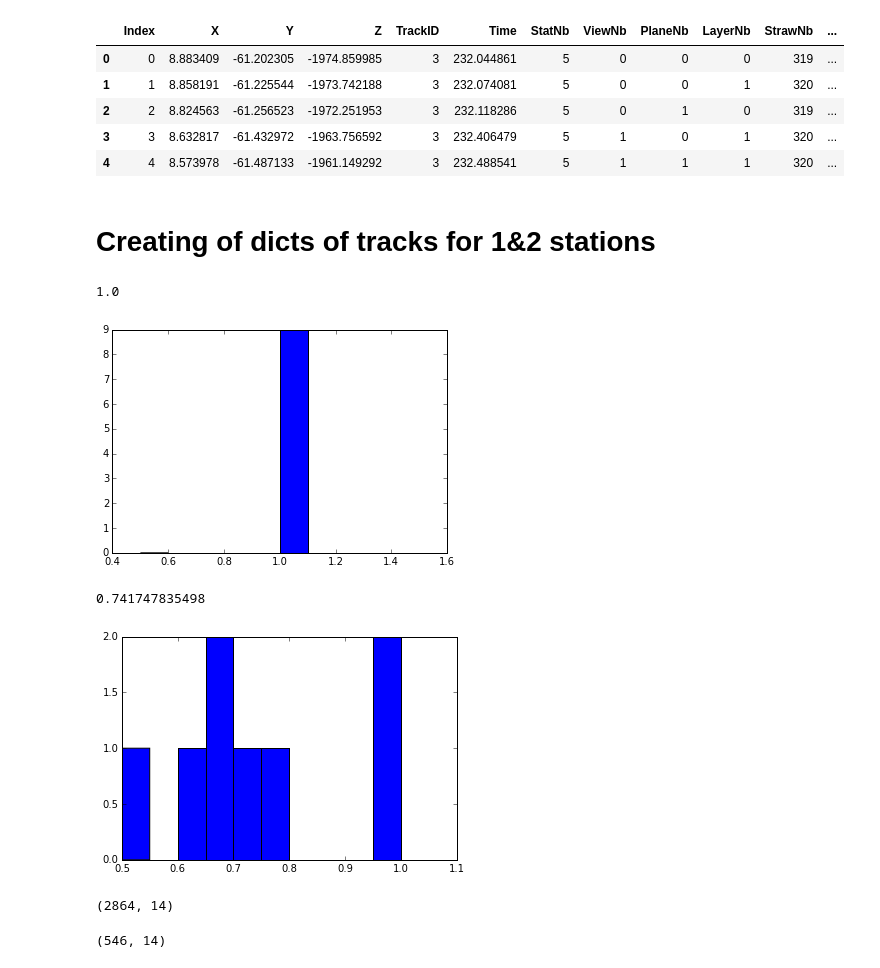
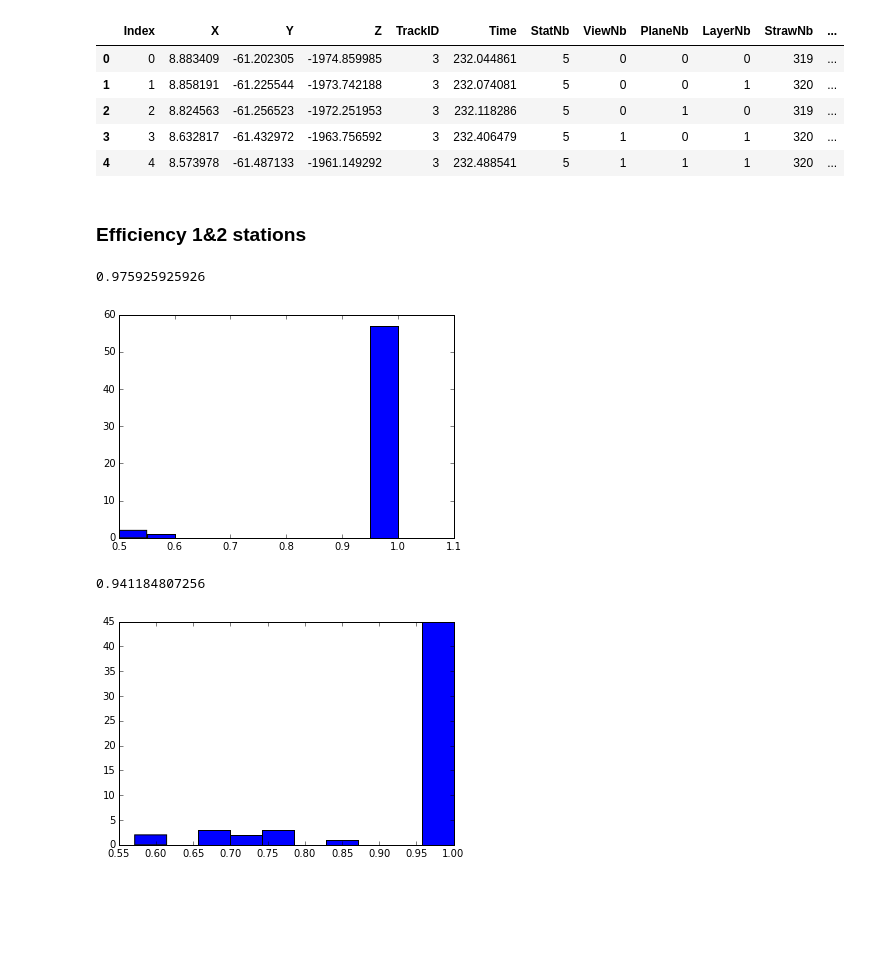
Before and after one commit to yandexdataschool/ship_tracks_recognition, a Jupyter notebook: base.ipynb, the cells around one changed output. Saved outputs shown, nothing was run; the diff lists cells and outputs as text; code cells hidden in the pictures; blank space fills up the shorter version.

Commit message:
Correct efficiencies for the stations.

```diff
--- a/base.ipynb
+++ b/base.ipynb
@@ -1130,5 +1130,5 @@ all_hits.head()
 | 3 | 3 | 8.632817 | -61.432972 | -1963.756592 | 3 | 232.406479 | 5 | 1 | 0 | 1 | 320 | ... |
 | 4 | 4 | 8.573978 | -61.487133 | -1961.149292 | 3 | 232.488541 | 5 | 1 | 1 | 1 | 320 | ... |
 # %% [markdown]
-# Creating of dicts of tracks for 1&2 stations
+### Efficiency 1&2 stations
 # %%
@@ -1167,25 +1163,33 @@ efficiencies_uv_12 = np.array(efficiencies_uv_12)
+# %%
+event_set = range(3, 100)
+
+eff12_y = []
+eff12_uv = []
+
+for event_id in event_set:
+
+    event = all_hits[all_hits['event'] == event_id]
+
+    if event.shape[0] <= 500:
+
+        effy, effuv = PatReco_and_Eff(event, 0)
+
+        eff12_y += effy
+        eff12_uv += effuv
+
+eff12_y = np.array(eff12_y)
+eff12_uv = np.array(eff12_uv)
 # %%
-print efficiencies_y_12.mean()
-plt.hist(efficiencies_y_12)
+print eff12_y.mean()
+plt.hist(eff12_y)
 plt.show()
 # %% [output]
-1.0
+0.975925925926
-[figure, old version]
+[figure, new version]
 # %%
-print efficiencies_uv_12.mean()
-plt.hist(efficiencies_uv_12)
+print eff12_uv.mean()
+plt.hist(eff12_uv)
 plt.show()
 # %% [output]
-0.741747835498
+0.941184807256
-[figure, old version]
+[figure, new version]
-# %%
-events.shape
-# %% [output]
-(2864, 14)
-# %%
-event_set = range(321, 345)
-
-events = all_hits[all_hits['event'].isin(event_set)]
-events.shape
-# %% [output]
-(546, 14)
```
Also changed, not shown: parts of 9 cells of this notebook.
